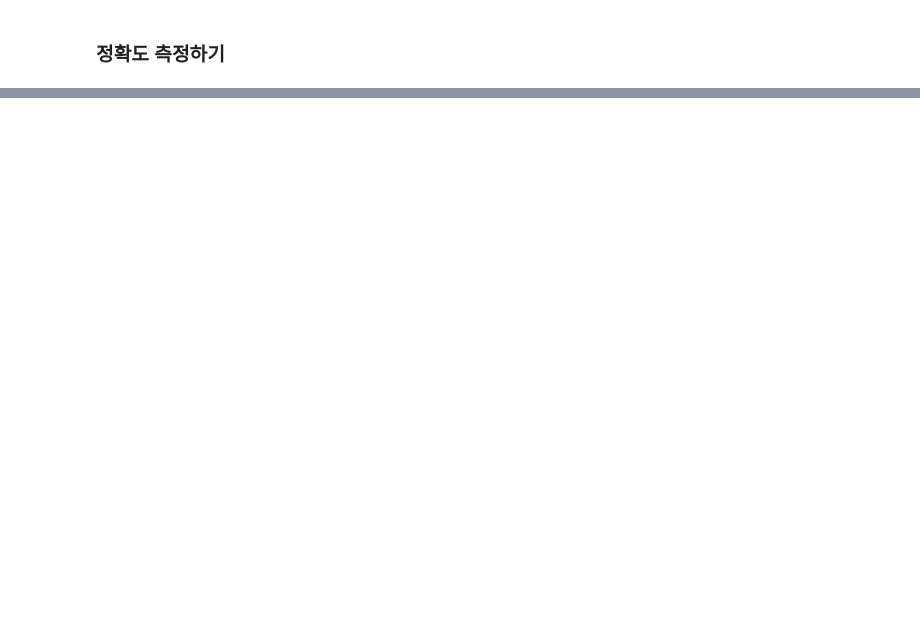
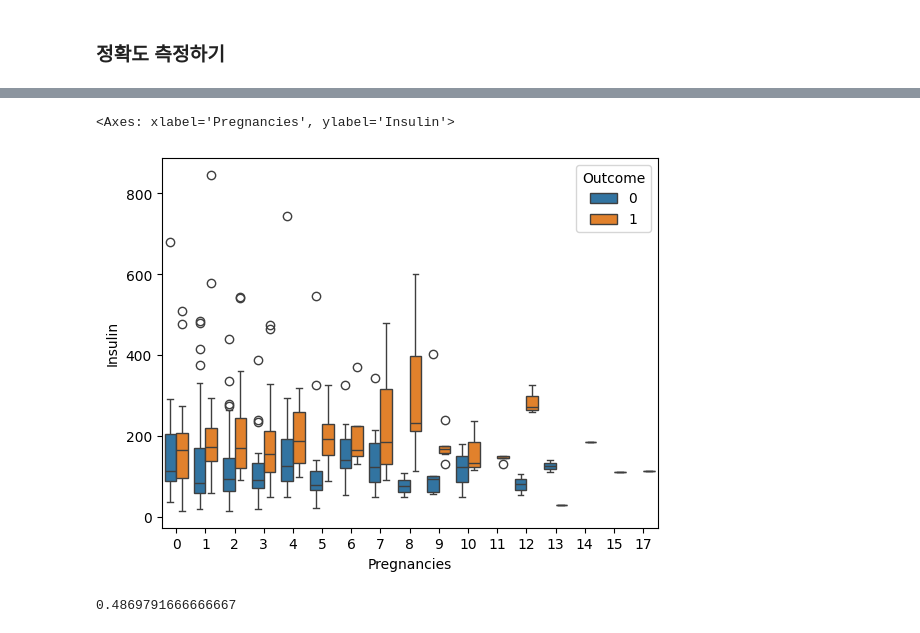
Before and after one commit to skqorrla/N_DSP_2024, a Jupyter notebook: week3_example.ipynb, the cells around one changed output, grey strips where cells are left out. Cells and saved outputs as stored; diff of their text form; code cells hidden in the pictures; blank space fills up the shorter version.

```diff
--- a/week3_example.ipynb
+++ b/week3_example.ipynb
@@ -201,0 +410,14 @@ model.score(x_test,y_test)
+# %%
+# 예를 들어서 insulin을 보자
+sns.boxplot(data=df[df["Insulin"]>0],
+            x = "Pregnancies", y="Insulin", hue="Outcome")
+# %% [output]
+<Axes: xlabel='Pregnancies', ylabel='Insulin'>
+[figure, added]
+# %%
+df["Insulin_nan"] = df["Insulin"].replace(0, np.nan)
+df[["Insulin", "Insulin_nan"]].head()
+df["Insulin_nan"].isnull().sum(); df["Insulin_nan"].isnull().mean()
+# Insulin의 결측치 비율이 매우 높음
+# %% [output]
+0.4869791666666667
```
Also changed, not shown: parts of 40 cells of this notebook.
